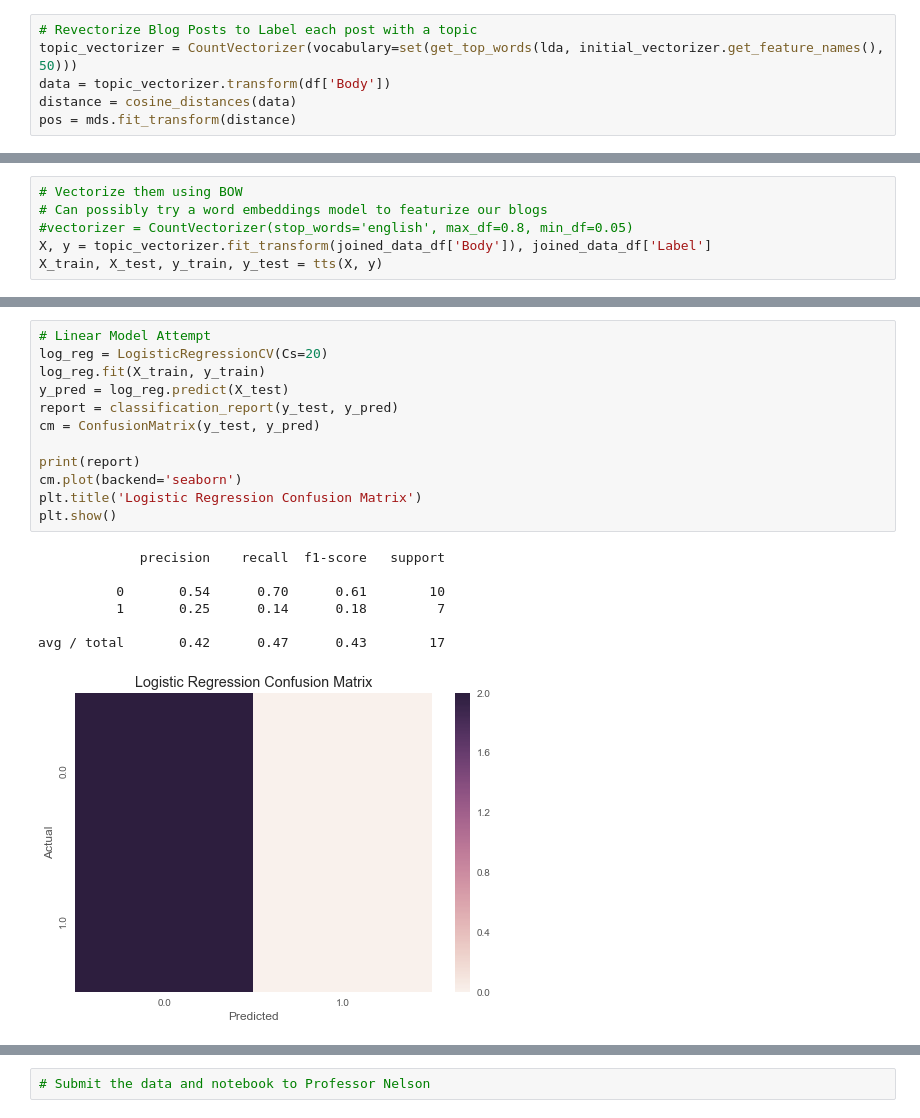
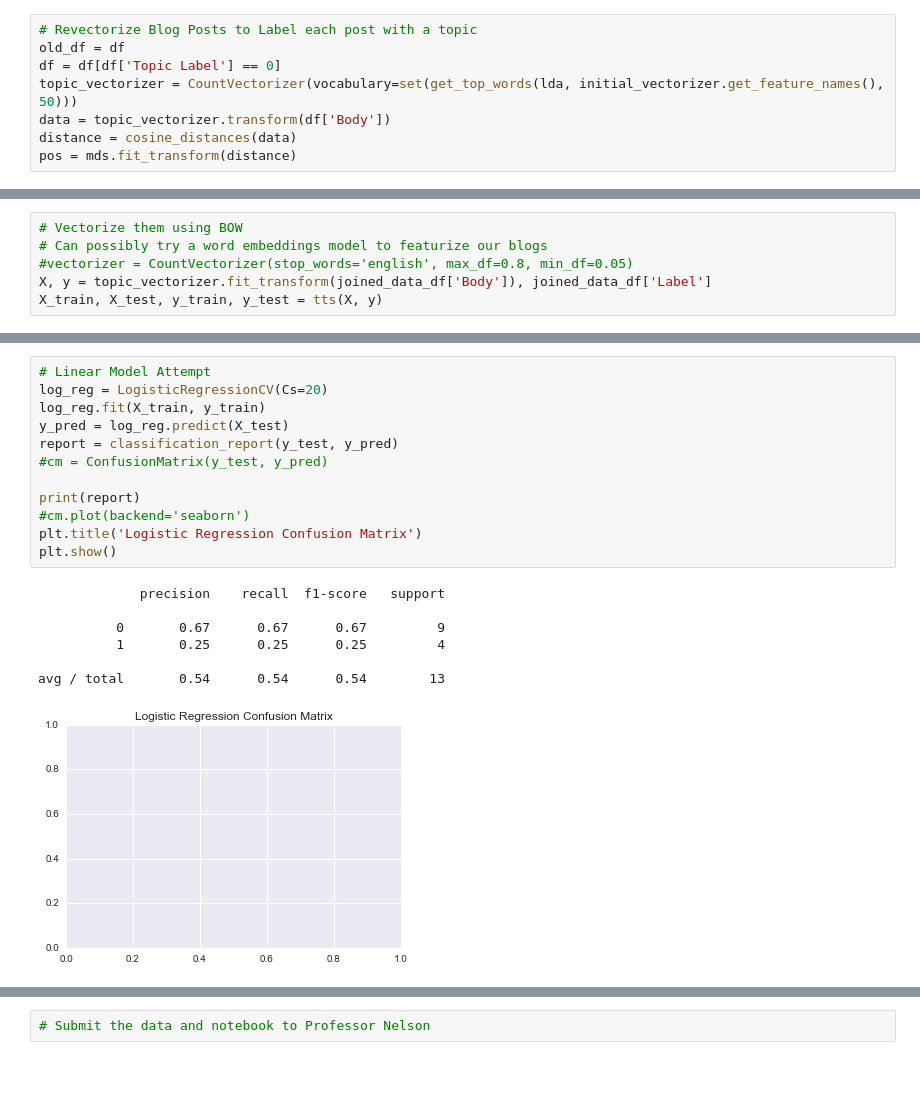
Before and after one commit to rykard95/wh_stocks, a Jupyter notebook: Richard's Final Notebook.ipynb, the cells around one changed output, grey strips where cells are left out. Drawn from its saved outputs; the diff is of its cells as text; blank space fills up the shorter version.

```diff
--- a/Richard's Final Notebook.ipynb
+++ b/Richard's Final Notebook.ipynb
@@ -274,6 +279,8 @@ We notice from above that the topics found by LDA don't seem to differ much in t
 For us to be able to train a machine learning model on our text data, we must first structure our data into vector form. From the above topic labeling, we noticed that we could use the highest rated words from our LDA model to generate a dictionary. The idea here is to leverage the information the LDA model learned to reduce the noise in our feature space. Other methods we have tried include `difference of proportions` and `chi-squared rejection`.
 # %%
 # Revectorize Blog Posts to Label each post with a topic
+old_df = df
+df = df[df['Topic Label'] == 0]
 topic_vectorizer = CountVectorizer(vocabulary=set(get_top_words(lda, initial_vectorizer.get_feature_names(), 50)))
 data = topic_vectorizer.transform(df['Body'])
 distance = cosine_distances(data)
@@ -304,22 +307,22 @@ show(Scatter(vis_df, x='x', y='y', color='label', title='Labeled Feature Space')
 # %%
 # Linear Model Attempt
 log_reg = LogisticRegressionCV(Cs=20)
 log_reg.fit(X_train, y_train)
 y_pred = log_reg.predict(X_test)
 report = classification_report(y_test, y_pred)
-cm = ConfusionMatrix(y_test, y_pred)
+#cm = ConfusionMatrix(y_test, y_pred)
 
 print(report)
-cm.plot(backend='seaborn')
+#cm.plot(backend='seaborn')
 plt.title('Logistic Regression Confusion Matrix')
 plt.show()
 # %% [output]
              precision    recall  f1-score   support
 
-          0       0.54      0.70      0.61        10
-          1       0.25      0.14      0.18         7
+          0       0.67      0.67      0.67         9
+          1       0.25      0.25      0.25         4
 
-avg / total       0.42      0.47      0.43        17
+avg / total       0.54      0.54      0.54        13
-[figure, old version]
+[figure, new version]
 # %%
 # Random Forest Attempt
```
Also changed, not shown: parts of 34 cells of this notebook, 1 other file.
